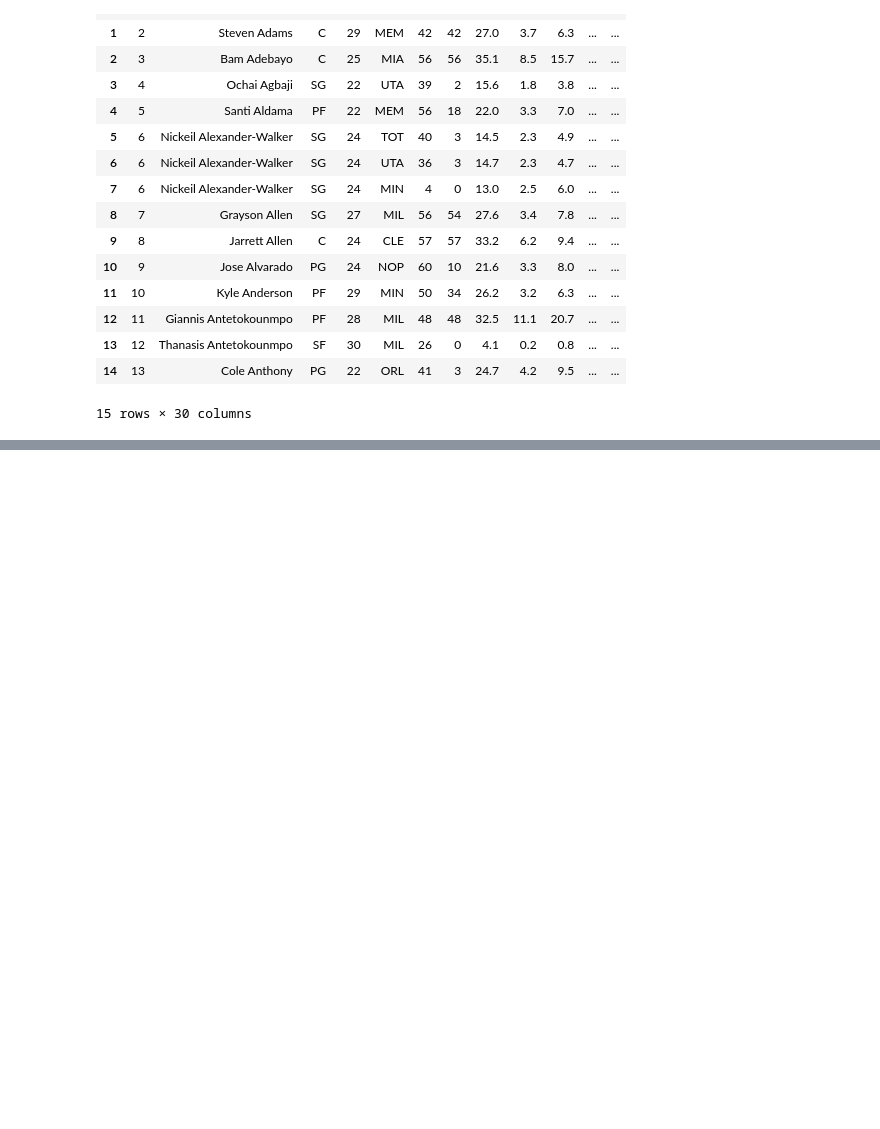
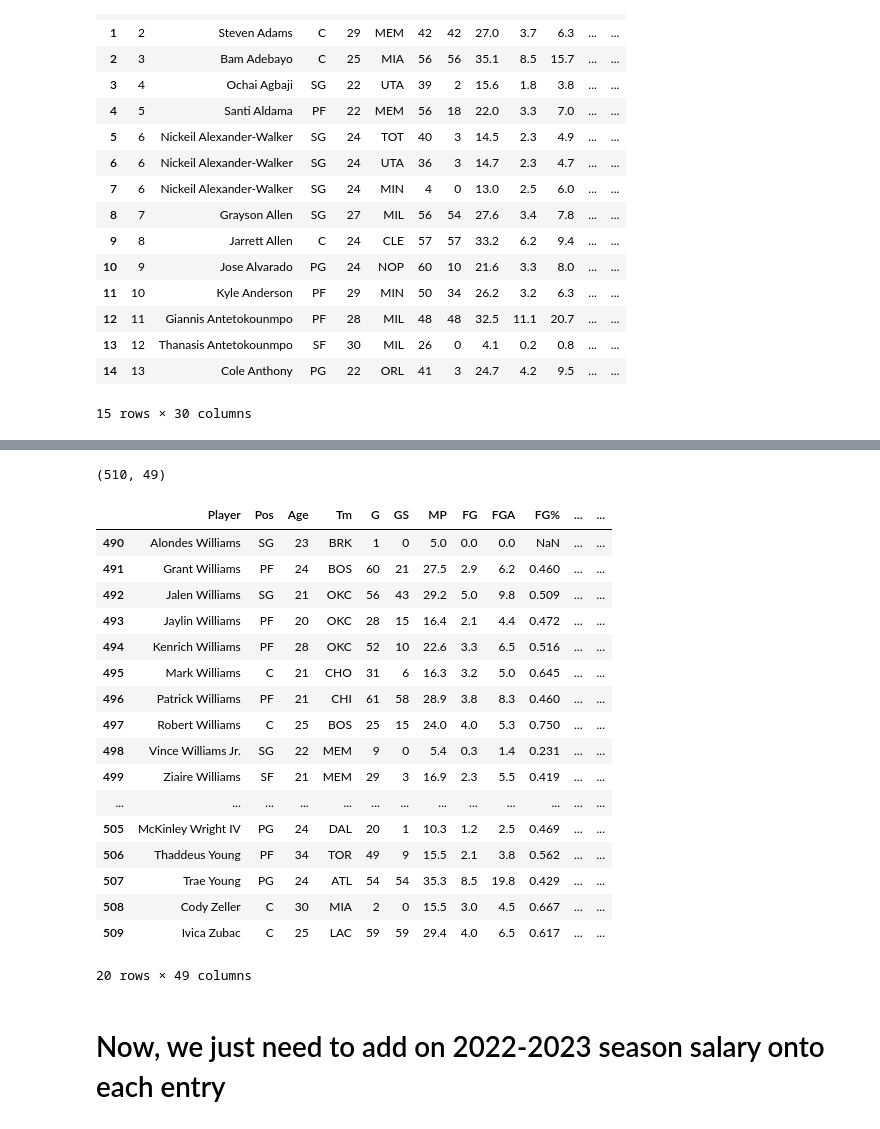
Before and after one commit to mnocerino23/NBA-Player-Classifier, a Jupyter notebook: 2022_2023_midseasonStats_cleaning.ipynb, the cells around one changed output, grey strips where cells are left out. Saved outputs shown, nothing was run; the diff lists cells and outputs as text; code cells hidden in the pictures; blank space fills up the shorter version.

```diff
--- a/2022_2023_midseasonStats_cleaning.ipynb
+++ b/2022_2023_midseasonStats_cleaning.ipynb
@@ -88,0 +142,5 @@ advancedStats.head(15)
+# %%
+#double check that all entries line up from concat
+for index, row in combined.iterrows():
+  print(combined['Player'][index], combined['Name'][index])
+  print(combined['G'][index], combined['Games'][index])
@@ -88,0 +165,2 @@ advancedStats.head(15)
+# %%
+combined.drop(['Name', 'Games' ,'2', 'Rk'], axis = 1, inplace = True)
@@ -88,0 +179,6 @@ advancedStats.head(15)
+# %%
+traded_players = []
+
+for index, row in combined.iterrows():
+  if combined.at[index,'Tm'] == 'TOT':
+    traded_players.append(combined.at[index,'Player'])
@@ -88,0 +205,33 @@ advancedStats.head(15)
+# %%
+for index, row in combined.iterrows():
+  #if the player was traded and the row does not have team = TOT (the players total season stats), we delete the row
+  if combined.at[index,'Player'] in traded_players and combined.at[index,'Tm'] != 'TOT':
+    combined.drop(labels = index, axis = 0, inplace = True)
+combined = combined.reset_index(drop = 'True')
+# %%
+combined.shape
+# %% [output]
+(510, 49)
+# %%
+combined.tail(20)
+# %% [output]
+|  | Player | Pos | Age | Tm | G | GS | MP | FG | FGA | FG% | ... | ... |
+| 490 | Alondes Williams | SG | 23 | BRK | 1 | 0 | 5.0 | 0.0 | 0.0 | NaN | ... | ... |
+| 491 | Grant Williams | PF | 24 | BOS | 60 | 21 | 27.5 | 2.9 | 6.2 | 0.460 | ... | ... |
+| 492 | Jalen Williams | SG | 21 | OKC | 56 | 43 | 29.2 | 5.0 | 9.8 | 0.509 | ... | ... |
+| 493 | Jaylin Williams | PF | 20 | OKC | 28 | 15 | 16.4 | 2.1 | 4.4 | 0.472 | ... | ... |
+| 494 | Kenrich Williams | PF | 28 | OKC | 52 | 10 | 22.6 | 3.3 | 6.5 | 0.516 | ... | ... |
+| 495 | Mark Williams | C | 21 | CHO | 31 | 6 | 16.3 | 3.2 | 5.0 | 0.645 | ... | ... |
+| 496 | Patrick Williams | PF | 21 | CHI | 61 | 58 | 28.9 | 3.8 | 8.3 | 0.460 | ... | ... |
+| 497 | Robert Williams | C | 25 | BOS | 25 | 15 | 24.0 | 4.0 | 5.3 | 0.750 | ... | ... |
+| 498 | Vince Williams Jr. | SG | 22 | MEM | 9 | 0 | 5.4 | 0.3 | 1.4 | 0.231 | ... | ... |
+| 499 | Ziaire Williams | SF | 21 | MEM | 29 | 3 | 16.9 | 2.3 | 5.5 | 0.419 | ... | ... |
+| ... | ... | ... | ... | ... | ... | ... | ... | ... | ... | ... | ... | ... |
+| 505 | McKinley Wright IV | PG | 24 | DAL | 20 | 1 | 10.3 | 1.2 | 2.5 | 0.469 | ... | ... |
+| 506 | Thaddeus Young | PF | 34 | TOR | 49 | 9 | 15.5 | 2.1 | 3.8 | 0.562 | ... | ... |
+| 507 | Trae Young | PG | 24 | ATL | 54 | 54 | 35.3 | 8.5 | 19.8 | 0.429 | ... | ... |
+| 508 | Cody Zeller | C | 30 | MIA | 2 | 0 | 15.5 | 3.0 | 4.5 | 0.667 | ... | ... |
+| 509 | Ivica Zubac | C | 25 | LAC | 59 | 59 | 29.4 | 4.0 | 6.5 | 0.617 | ... | ... |
+20 rows × 49 columns
+# %% [markdown]
+# Now, we just need to add on 2022-2023 season salary onto each entry
```
Also changed, not shown: parts of 14 cells of this notebook.
